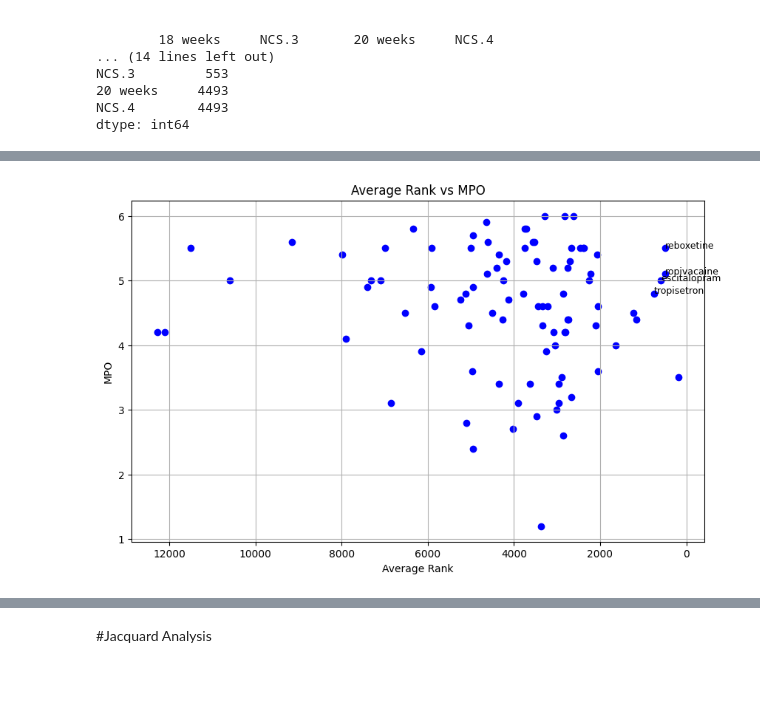
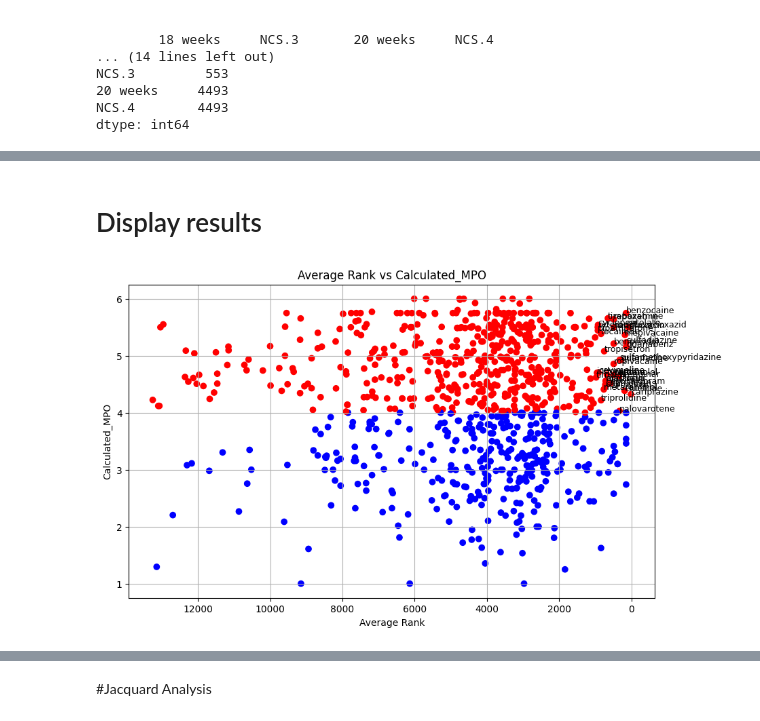
Before and after one commit to EdH66/multiparamater_optimisation, a Jupyter notebook: CMAP_Query_Ranking.ipynb, the cells around one changed output, grey strips where cells are left out. Cells and saved outputs as stored; diff of their text form; code cells hidden in the pictures; blank space fills up the shorter version.

```diff
--- a/CMAP_Query_Ranking.ipynb
+++ b/CMAP_Query_Ranking.ipynb
@@ -26,6 +35,6 @@ Requirement already satisfied: six>=1.5 in /usr/local/lib/python3.10/dist-packag
 # %%
 # Read the CSV file
 path_CMAP = '/content/drive/My Drive/Colab Notebooks/CMAP Drug Prediction/CMAP_Predictions_Aggregatedlists.csv'  # Replace with the URL of your CSV file
-path_MPO = '/content/drive/My Drive/Colab Notebooks/CMAP Drug Prediction/Compound_MPOvalues_curated.csv'
+path_MPO = '/content/drive/My Drive/Colab Notebooks/CMAP Drug Prediction/df_6k_curated_withMPO.csv'
 df_CMAP = pd.read_csv(path_CMAP)
 df_MPO = pd.read_csv(path_MPO)
@@ -217,27 +294,32 @@ print(Average_rank_MPO.head())
+# %% [markdown]
+# Display results
 # %%
 import matplotlib.pyplot as plt
 
 # Assuming compound_info_df is already defined and contains the necessary data
 plt.figure(figsize=(10, 6))
 
-# Scatter plot
-plt.scatter(Average_rank_MPO['Average_Rank'], Average_rank_MPO['MPO'], color='blue')
+# Create a list of colors based on Calculated_MPO values
+colors = ['red' if mpo > 4 else 'blue' for mpo in Average_rank_MPO['Calculated_MPO']]
+
+# Scatter plot with specified colors
+plt.scatter(Average_rank_MPO['Average_Rank'], Average_rank_MPO['Calculated_MPO'], c=colors)
 
 # Add drug names to specific points
 for index, row in Average_rank_MPO.iterrows():
-    if row['MPO'] > 4 and row['Average_Rank'] < 1000:
-        plt.text(row['Average_Rank'], row['MPO'], row['Drug'], fontsize=9)
+    if row['Calculated_MPO'] > 4 and row['Average_Rank'] < 1000:
+        plt.text(row['Average_Rank'], row['Calculated_MPO'], row['Drug'], fontsize=9)
 
 # Invert x-axis to have largest values on the left
 plt.gca().invert_xaxis()
 
 # Setting title and labels
-plt.title('Average Rank vs MPO')
+plt.title('Average Rank vs Calculated_MPO')
 plt.xlabel('Average Rank')
-plt.ylabel('MPO')
+plt.ylabel('Calculated_MPO')
 plt.grid(True)
 plt.show()
 
 ## WHY ARE THEIR RANKS OF 12OOO WHEN THE LARGEST DATA FRAME DOESNT HAVE THIS MANY COMPOUNDS ### 12 WEEKS ACTUALLY HAS 16000 AND IS SKEWING THE DATA
 # %% [output]
-[figure, old version]
+[figure, new version]
```
Also changed, not shown: parts of 19 cells of this notebook.
